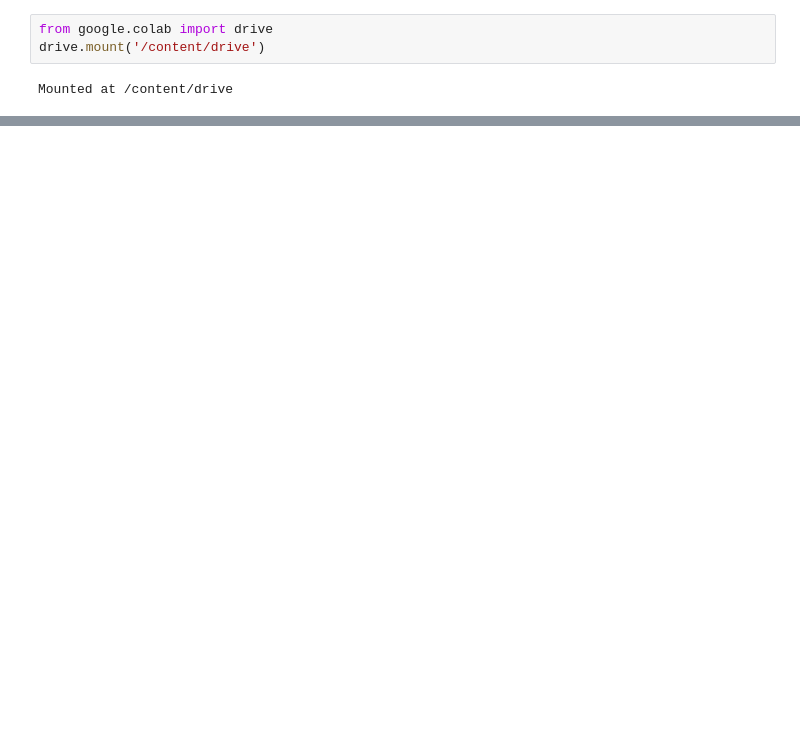
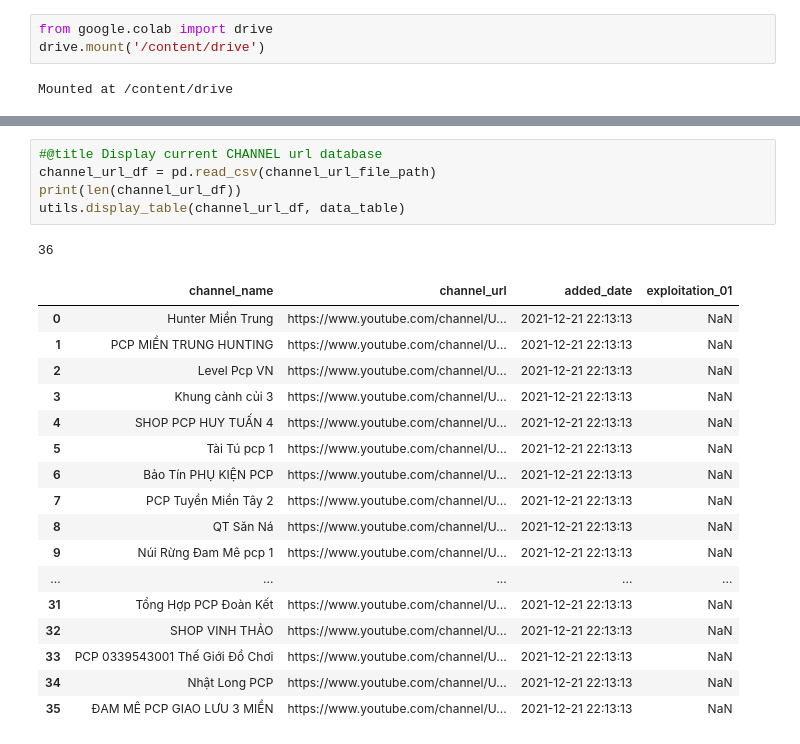
Before and after one commit to hoangantk6/Youtube_Hunting, a Jupyter notebook: 01-Data-Collection/01_video-searcher.ipynb, the cells around one changed output, grey strips where cells are left out. Saved outputs shown, nothing was run; the diff lists cells and outputs as text; blank space fills up the shorter version.

```diff
--- a/01-Data-Collection/01_video-searcher.ipynb
+++ b/01-Data-Collection/01_video-searcher.ipynb
@@ -189,0 +92,24 @@ display_table(temp_df)
+# %%
+#@title Display current CHANNEL url database
+channel_url_df = pd.read_csv(channel_url_file_path)
+print(len(channel_url_df))
+utils.display_table(channel_url_df, data_table)
+# %% [output]
+36
+|  | channel_name | channel_url | added_date | exploitation_01 |
+| 0 | Hunter Miền Trung | https://www.youtube.com/channel/U... | 2021-12-21 22:13:13 | NaN |
+| 1 | PCP MIỀN TRUNG HUNTING | https://www.youtube.com/channel/U... | 2021-12-21 22:13:13 | NaN |
+| 2 | Level Pcp VN | https://www.youtube.com/channel/U... | 2021-12-21 22:13:13 | NaN |
+| 3 | Khung cành củi 3 | https://www.youtube.com/channel/U... | 2021-12-21 22:13:13 | NaN |
+| 4 | SHOP PCP HUY TUẤN 4 | https://www.youtube.com/channel/U... | 2021-12-21 22:13:13 | NaN |
+| 5 | Tài Tú pcp 1 | https://www.youtube.com/channel/U... | 2021-12-21 22:13:13 | NaN |
+| 6 | Bảo Tín PHỤ KIỆN PCP | https://www.youtube.com/channel/U... | 2021-12-21 22:13:13 | NaN |
+| 7 | PCP Tuyền Miền Tây 2 | https://www.youtube.com/channel/U... | 2021-12-21 22:13:13 | NaN |
+| 8 | QT Săn Ná | https://www.youtube.com/channel/U... | 2021-12-21 22:13:13 | NaN |
+| 9 | Núi Rừng Đam Mê pcp 1 | https://www.youtube.com/channel/U... | 2021-12-21 22:13:13 | NaN |
+| ... | ... | ... | ... | ... |
+| 31 | Tổng Hợp PCP Đoàn Kết | https://www.youtube.com/channel/U... | 2021-12-21 22:13:13 | NaN |
+| 32 | SHOP VINH THẢO | https://www.youtube.com/channel/U... | 2021-12-21 22:13:13 | NaN |
+| 33 | PCP 0339543001 Thế Giới Đồ Chơi | https://www.youtube.com/channel/U... | 2021-12-21 22:13:13 | NaN |
+| 34 | Nhật Long PCP | https://www.youtube.com/channel/U... | 2021-12-21 22:13:13 | NaN |
+| 35 | ĐAM MÊ PCP GIAO LƯU 3 MIỀN | https://www.youtube.com/channel/U... | 2021-12-21 22:13:13 | NaN |
```
Also changed, not shown: parts of 44 cells of this notebook.
